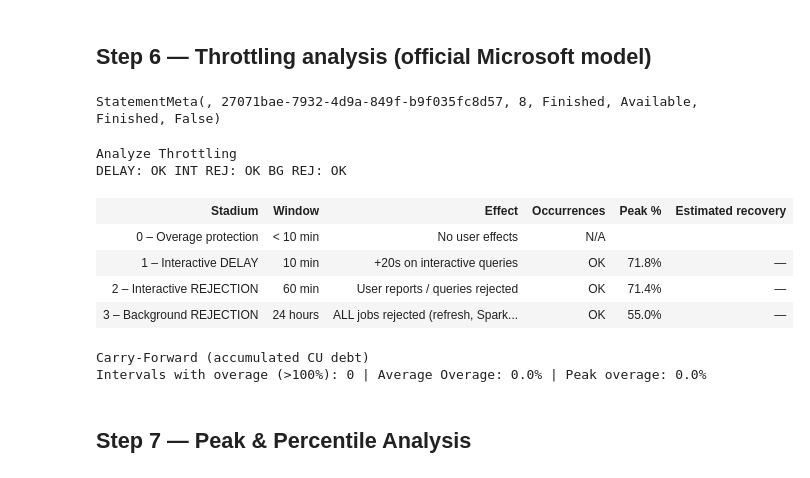
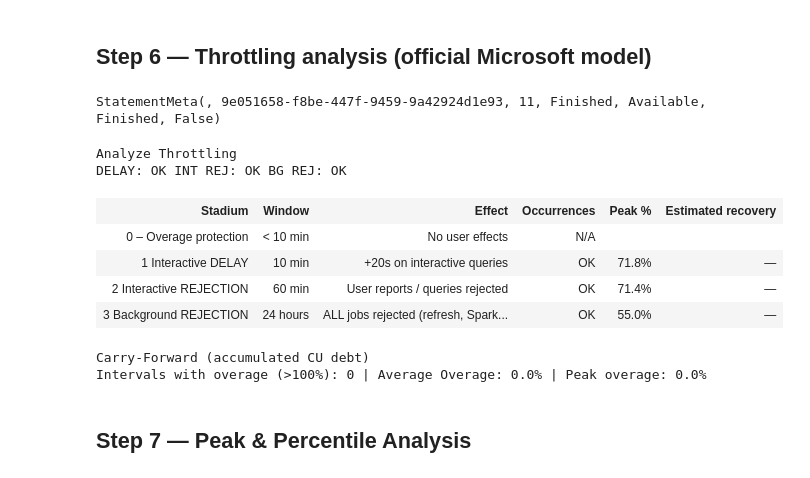
Before and after one commit to marcopozzan/Notebook, a Jupyter notebook: fabric_cu_analyzer.ipynb, the cells around one changed output. Cells and saved outputs as stored; diff of their text form; code cells hidden in the pictures.

```diff
--- a/fabric_cu_analyzer.ipynb
+++ b/fabric_cu_analyzer.ipynb
@@ -538,9 +850,9 @@ style='border-collapse:collapse;font-family:monospace;width:100%'>
 <td><b>0 – Overage protection</b></td><td style='text-align:center'>&lt; 10 min</td>
 <td>No user effects</td><td colspan='3' style='text-align:center;color:#888'>N/A</td>
 </tr>
-{stg_row('1 – Interactive DELAY','10 min','+20s on interactive queries',n_delay,pk_delay,rec_min(pk_delay,10),'#e67e22')}
-{stg_row('2 – Interactive REJECTION','60 min','User reports / queries rejected',n_irej,pk_irej,rec_min(pk_irej,60),'#c0392b')}
-{stg_row('3 – Background REJECTION','24 hours','ALL jobs rejected (refresh, Spark, pipeline)',n_bgrej,pk_bgrej,rec_min(pk_bgrej,1440),'#8e44ad')}
+{stg_row('1 Interactive DELAY','10 min','+20s on interactive queries',n_delay,pk_delay,rec_min(pk_delay,10),'#e67e22')}
+{stg_row('2 Interactive REJECTION','60 min','User reports / queries rejected',n_irej,pk_irej,rec_min(pk_irej,60),'#c0392b')}
+{stg_row('3 Background REJECTION','24 hours','ALL jobs rejected (refresh, Spark, pipeline)',n_bgrej,pk_bgrej,rec_min(pk_bgrej,1440),'#8e44ad')}
 </table>
 """
 
@@ -582,37 +894,37 @@ if events:
     ev_html += df_ev.to_html(index=False, border=0,
                               classes="", justify="center")
 
 # ThrottlingPercentage metric
 thr_metric_html = ""
 if not thr.empty:
     n_thr_pos = int((thr["avg"]>0).sum())
     c = "#c0392b" if n_thr_pos>0 else "#27ae60"
     thr_metric_html = f"""
     <div style='margin-top:12px;padding:8px;border-left:4px solid {c};background:#fafafa'>
       <b>Metrica ThrottlingPercentage:</b>
       avg={thr_avg:.4f}%  |  max={thr_max:.2f}%  |
       intervalli &gt; 0: <b style='color:{c}'>{n_thr_pos}</b>
     </div>"""
 
 display(HTML(f"""
 <div style='border-left:4px solid {ORANGE};padding-left:12px;margin-bottom:12px'>
   <h3 style='color:{NAVY};margin:0'>Analyze Throttling</h3>
 </div>
 <div style='margin-bottom:10px'>{badges}</div>
 {table_html}
 {cf_html}
 {thr_metric_html}
 {ev_html}
 """))
 # %% [output]
-StatementMeta(, 27071bae-7932-4d9a-849f-b9f035fc8d57, 8, Finished, Available, Finished, False)
+StatementMeta(, 9e051658-f8be-447f-9459-9a42924d1e93, 11, Finished, Available, Finished, False)
 Analyze Throttling
 DELAY: OK INT REJ: OK BG REJ: OK
 | Stadium | Window | Effect | Occurrences | Peak % | Estimated recovery |
 | 0 – Overage protection | < 10 min | No user effects | N/A |  |  |
-| 1 – Interactive DELAY | 10 min | +20s on interactive queries | OK | 71.8% | — |
-| 2 – Interactive REJECTION | 60 min | User reports / queries rejected | OK | 71.4% | — |
-| 3 – Background REJECTION | 24 hours | ALL jobs rejected (refresh, Spark... | OK | 55.0% | — |
+| 1 Interactive DELAY | 10 min | +20s on interactive queries | OK | 71.8% | — |
+| 2 Interactive REJECTION | 60 min | User reports / queries rejected | OK | 71.4% | — |
+| 3 Background REJECTION | 24 hours | ALL jobs rejected (refresh, Spark... | OK | 55.0% | — |
 Carry-Forward (accumulated CU debt)
 Intervals with overage (>100%): 0 | Average Overage: 0.0% | Peak overage: 0.0%
 # %% [markdown]
```
Also changed, not shown: parts of 11 cells of this notebook.
